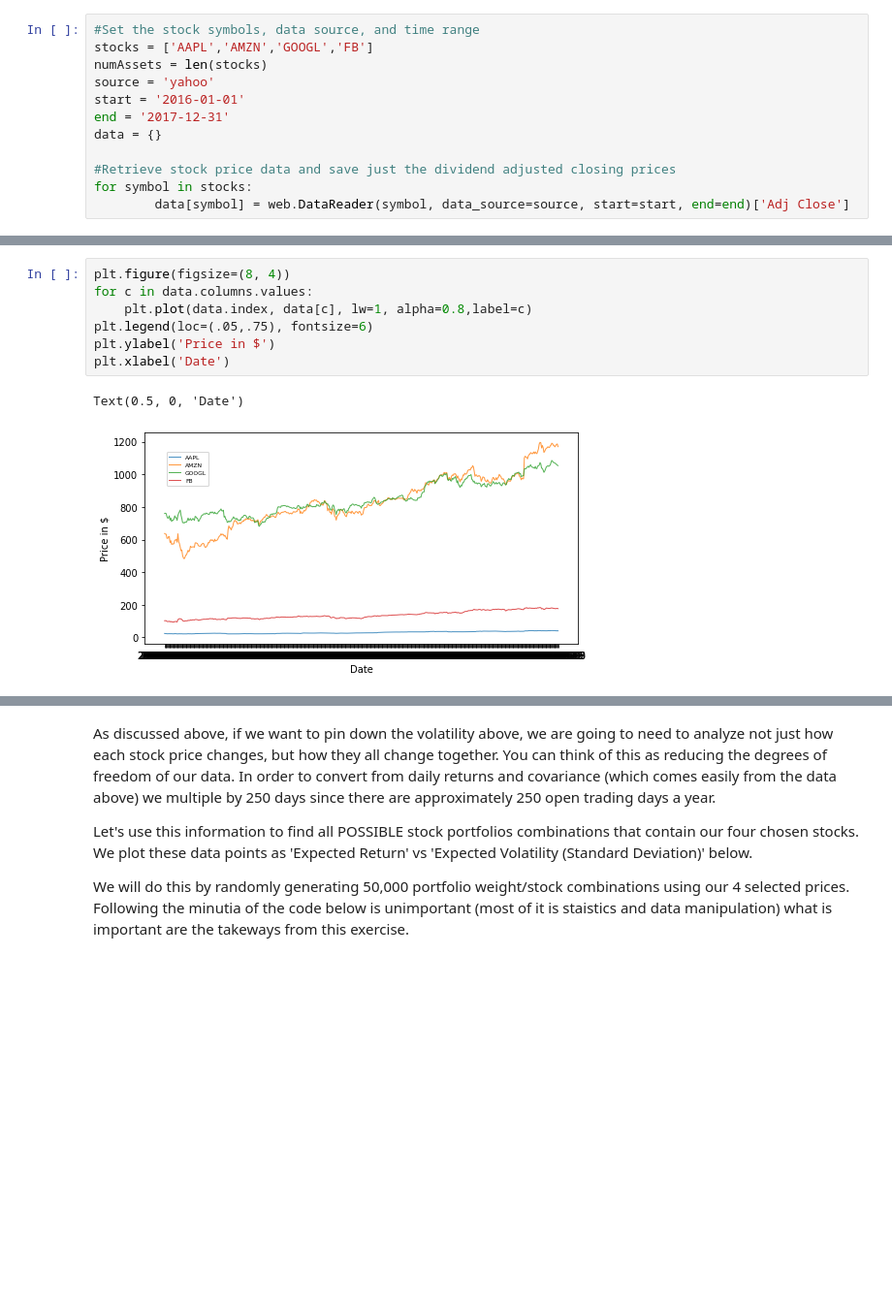
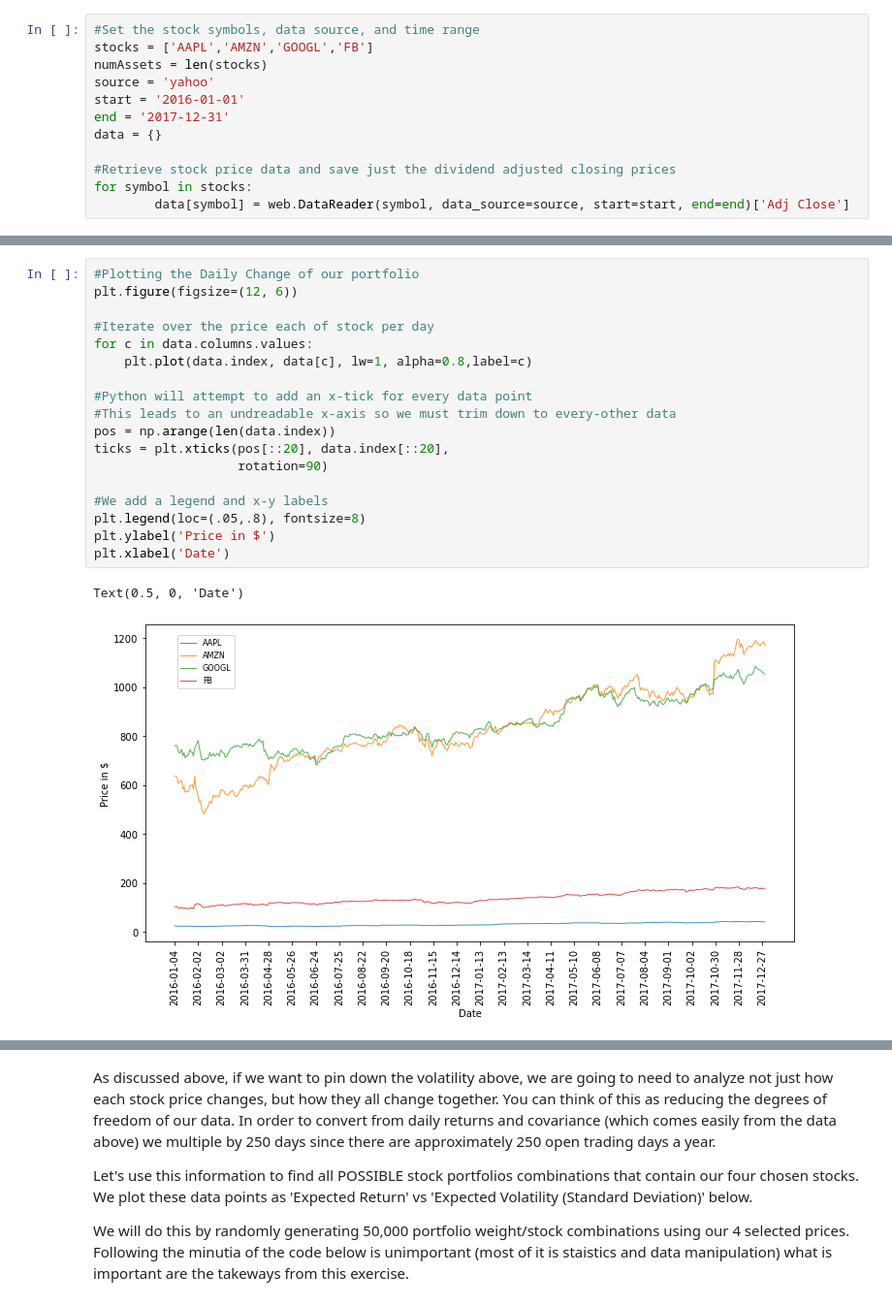
Before and after one commit to andrewscottcohen/QFO_Blog, a Jupyter notebook: QFO_Blog.ipynb, the cells around one changed output, grey strips where cells are left out. Shown at 97% size. Saved outputs shown, nothing was run; the diff lists cells and outputs as text; blank space fills up the shorter version.

```diff
--- a/QFO_Blog.ipynb
+++ b/QFO_Blog.ipynb
@@ -91,11 +101,22 @@ data.head()
 # %%
-plt.figure(figsize=(8, 4))
+#Plotting the Daily Change of our portfolio
+plt.figure(figsize=(12, 6))
+
+#Iterate over the price each of stock per day
 for c in data.columns.values:
     plt.plot(data.index, data[c], lw=1, alpha=0.8,label=c)
-plt.legend(loc=(.05,.75), fontsize=6)
+
+#Python will attempt to add an x-tick for every data point
+#This leads to an undreadable x-axis so we must trim down to every-other data
+pos = np.arange(len(data.index))
+ticks = plt.xticks(pos[::20], data.index[::20],
+                   rotation=90)
+
+#We add a legend and x-y labels
+plt.legend(loc=(.05,.8), fontsize=8)
 plt.ylabel('Price in $')
 plt.xlabel('Date')
 # %% [output]
 Text(0.5, 0, 'Date')
-[figure, old version]
+[figure, new version]
 # %%
```
Also changed, not shown: parts of 44 cells of this notebook.
